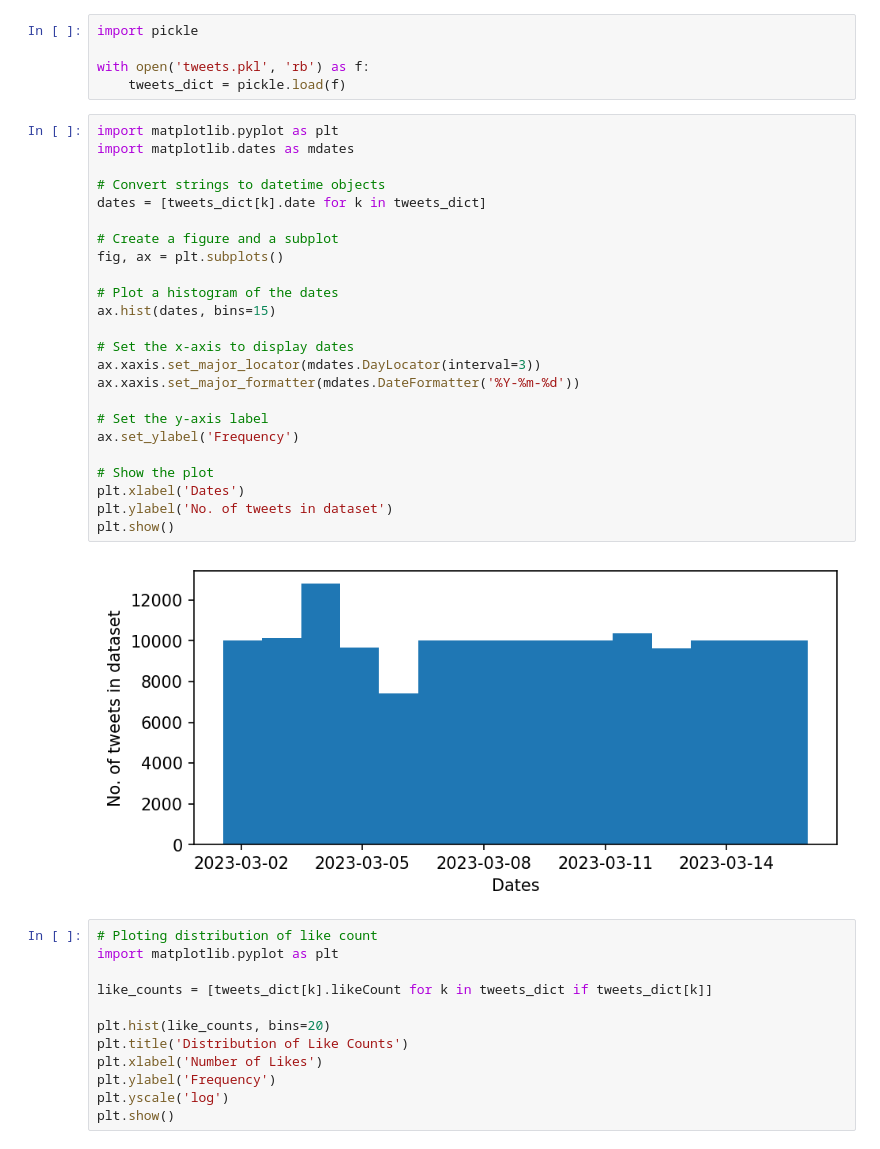
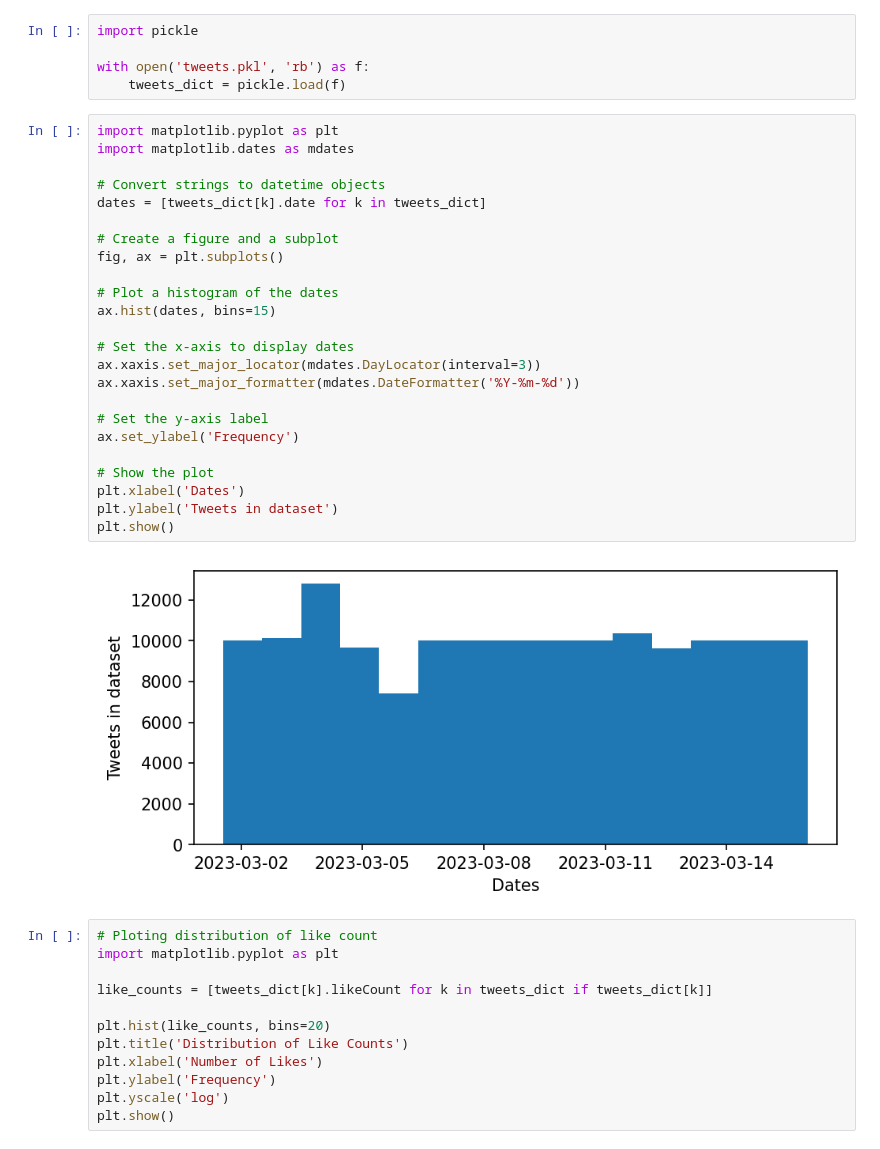
Before and after one commit to ImCombo/MSBD5005-Project, a Jupyter notebook: HaydenExplore.ipynb, the cells around one changed output. Saved outputs shown, nothing was run; the diff lists cells and outputs as text.

```diff
--- a/HaydenExplore.ipynb
+++ b/HaydenExplore.ipynb
@@ -6,29 +6,29 @@ with open('tweets.pkl', 'rb') as f:
 # %%
 import matplotlib.pyplot as plt
 import matplotlib.dates as mdates
 
 # Convert strings to datetime objects
 dates = [tweets_dict[k].date for k in tweets_dict]
 
 # Create a figure and a subplot
 fig, ax = plt.subplots()
 
 # Plot a histogram of the dates
 ax.hist(dates, bins=15)
 
 # Set the x-axis to display dates
 ax.xaxis.set_major_locator(mdates.DayLocator(interval=3))
 ax.xaxis.set_major_formatter(mdates.DateFormatter('%Y-%m-%d'))
 
 # Set the y-axis label
 ax.set_ylabel('Frequency')
 
 # Show the plot
 plt.xlabel('Dates')
-plt.ylabel('No. of tweets in dataset')
+plt.ylabel('Tweets in dataset')
 plt.show()
 # %% [output]
-[figure, old version]
+[figure, new version]
 # %%
 # Ploting distribution of like count
 import matplotlib.pyplot as plt
```
Also changed, not shown: parts of 2 cells of this notebook.
